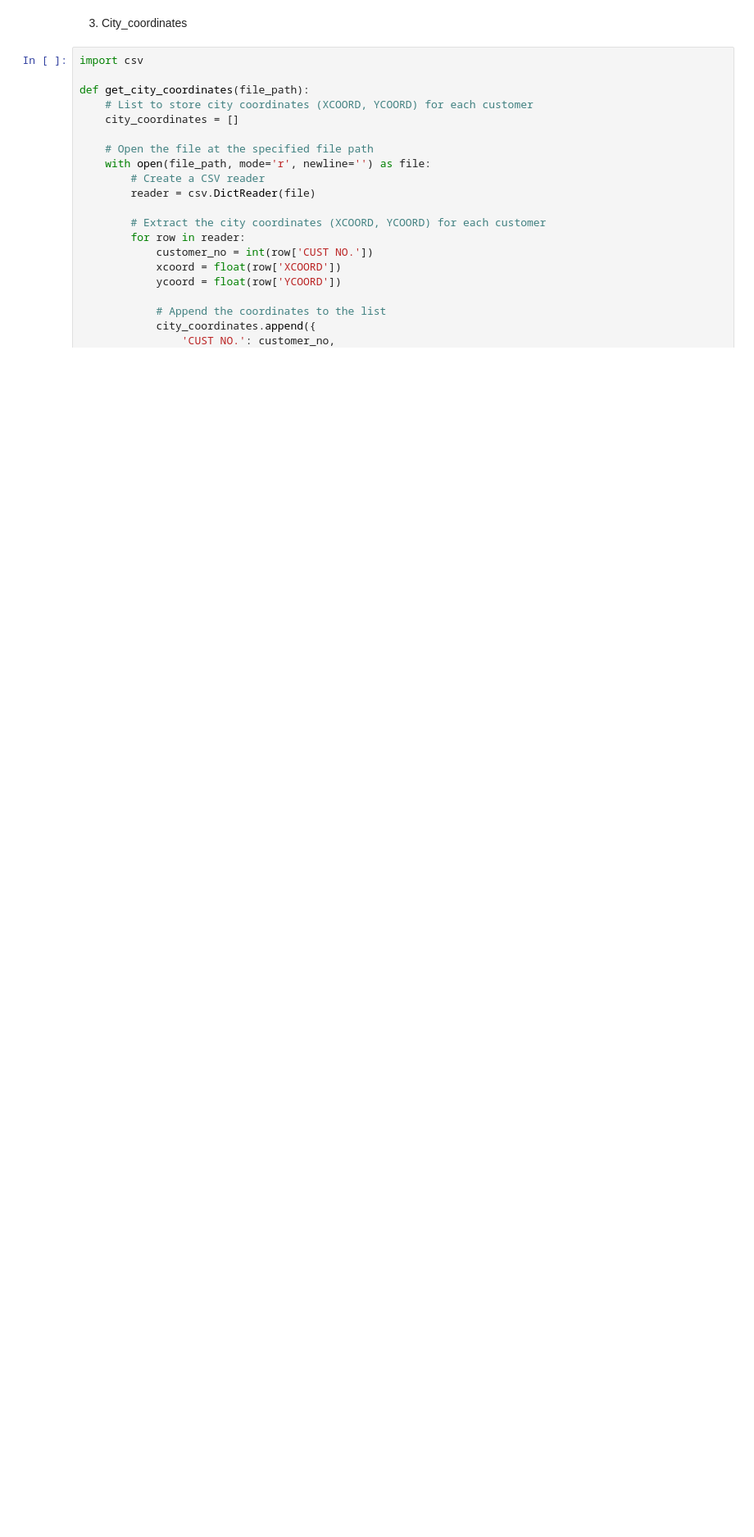
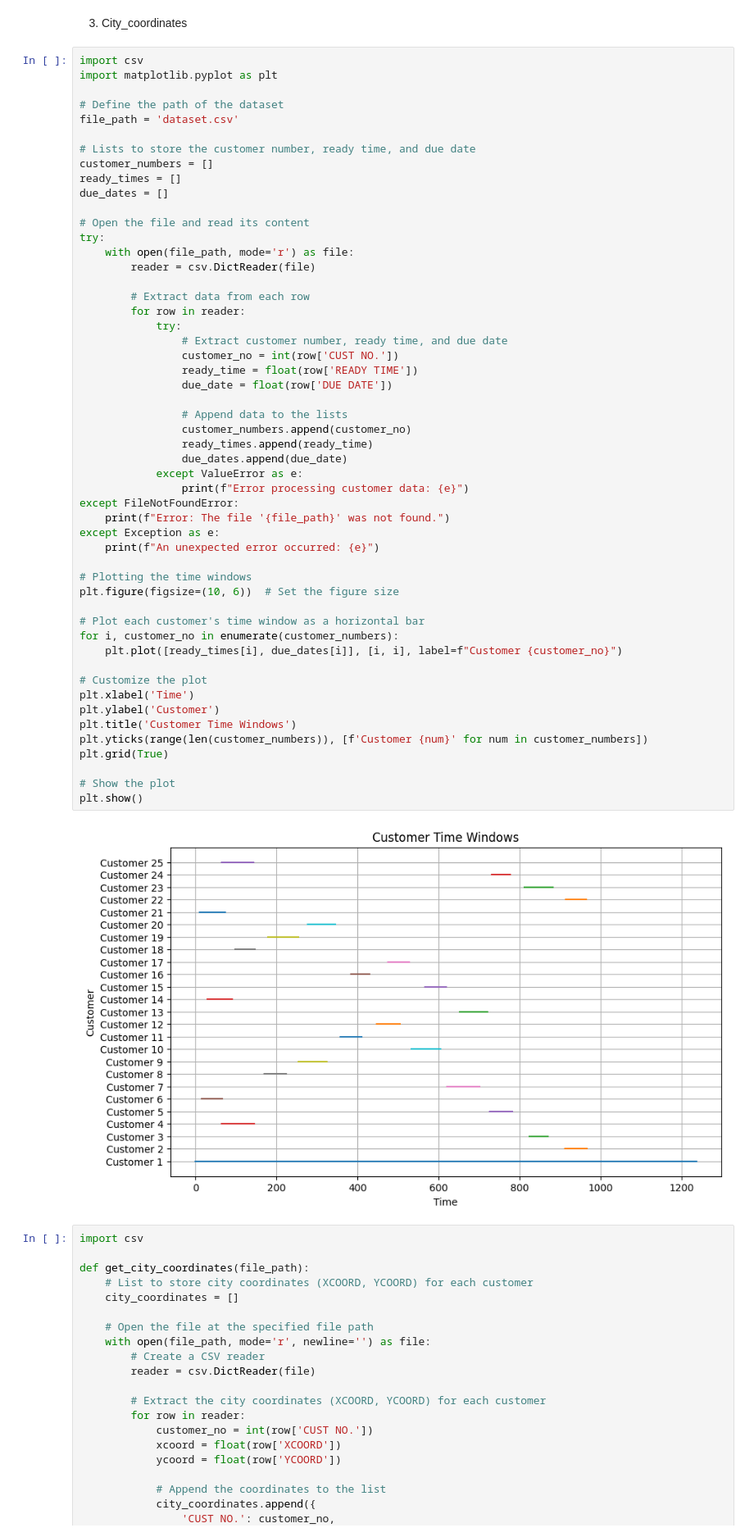
Before and after one commit to Harithelamin/ACIT4610-24H-G13, a Jupyter notebook: task-3.ipynb, the cells around one changed output. Shown at 82% size. Drawn from its saved outputs; the diff is of its cells as text; blank space fills up the shorter version.

```diff
--- a/task-3.ipynb
+++ b/task-3.ipynb
@@ -298,6 +298,60 @@ Customer 24 has time window: 732.0 to 777.0
 Customer 25 has time window: 65.0 to 144.0
 # %% [markdown]
 3. City_coordinates
+# %%
+import csv
+import matplotlib.pyplot as plt
+
+# Define the path of the dataset
+file_path = 'dataset.csv'
+
+# Lists to store the customer number, ready time, and due date
+customer_numbers = []
+ready_times = []
+due_dates = []
+
+# Open the file and read its content
+try:
+    with open(file_path, mode='r') as file:
+        reader = csv.DictReader(file)
+
+        # Extract data from each row
+        for row in reader:
+            try:
+                # Extract customer number, ready time, and due date
+                customer_no = int(row['CUST NO.'])
+                ready_time = float(row['READY TIME'])
+                due_date = float(row['DUE DATE'])
+
+                # Append data to the lists
+                customer_numbers.append(customer_no)
+                ready_times.append(ready_time)
+                due_dates.append(due_date)
+            except ValueError as e:
+                print(f"Error processing customer data: {e}")
+except FileNotFoundError:
+    print(f"Error: The file '{file_path}' was not found.")
+except Exception as e:
+    print(f"An unexpected error occurred: {e}")
+
+# Plotting the time windows
+plt.figure(figsize=(10, 6))  # Set the figure size
+
+# Plot each customer's time window as a horizontal bar
+for i, customer_no in enumerate(customer_numbers):
+    plt.plot([ready_times[i], due_dates[i]], [i, i], label=f"Customer {customer_no}")
+
+# Customize the plot
+plt.xlabel('Time')
+plt.ylabel('Customer')
+plt.title('Customer Time Windows')
+plt.yticks(range(len(customer_numbers)), [f'Customer {num}' for num in customer_numbers])
+plt.grid(True)
+
+# Show the plot
+plt.show()
+# %% [output]
+[figure, added]
 # %%
 import csv
 
```
Also changed, not shown: parts of 2 cells of this notebook, 10 other files.
